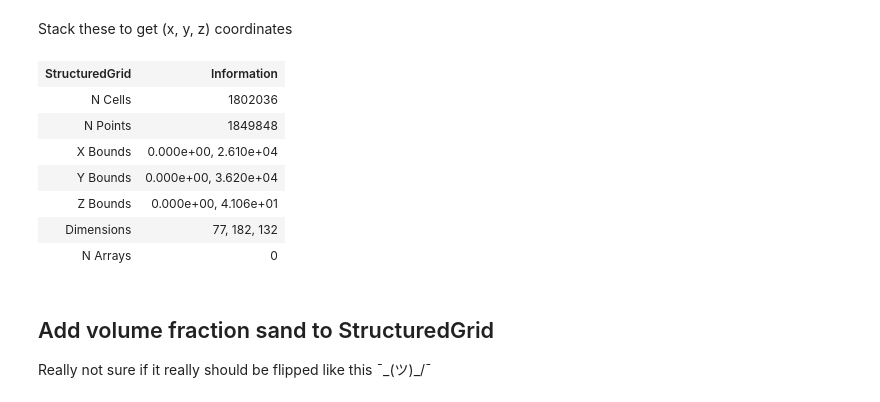
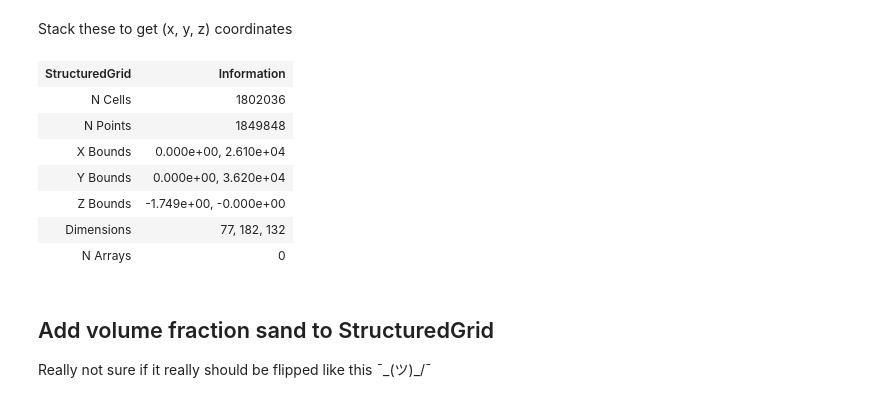
Before and after one commit to JulesBlm/Delft3D-Python-Thesis, a Jupyter notebook: PyVistaUnderlayers.ipynb, the cells around one changed output. Cells and saved outputs as stored; diff of their text form; code cells hidden in the pictures.

```diff
--- a/PyVistaUnderlayers.ipynb
+++ b/PyVistaUnderlayers.ipynb
@@ -74,7 +76,7 @@ plotting_options = dict(lighting=True, ambient=0.4, show_edges=True , specular=0
 # %% [markdown]
 ## Calculate cumulative sum of DP_BEDLYR to get depth of each underlayer
 # %%
-nr_of_underlayer_interfaces = trim.nlyrp1.size - 1 #  ignore the thick base (20 m reserve) layer
-nr_of_underlayer_interfaces
+nr_of_underlayer_centers = trim.nlyr.size #  ignore the thick base (20 m reserve) layer
+nr_of_underlayer_centers
 # %% [output]
 77
@@ -118,29 +85,29 @@ Repeat x and y meshgrids in z direction
 # %%
-x_interfaces = np.repeat(trim.XZ.values[:,:, np.newaxis], nr_of_underlayer_interfaces, axis=2)
-y_interfaces = np.repeat(trim.YZ.values[:,:, np.newaxis], nr_of_underlayer_interfaces, axis=2)
+x_interfaces = np.repeat(trim.XZ.values[:,:, np.newaxis], nr_of_underlayer_centers, axis=2)
+y_interfaces = np.repeat(trim.YZ.values[:,:, np.newaxis], nr_of_underlayer_centers, axis=2)
 y_interfaces.shape
 # %% [output]
 (132, 182, 77)
 # %%
 x_interface_ravel = np.ravel(x_interfaces)
 y_interface_ravel = np.ravel(y_interfaces)
-underlayer_depth_end_ravel = np.ravel(underlayer_depth_end.values)
+depth_bedlayer_end_ravel = np.ravel(depth_bedlayer_end.values)
 # %% [markdown]
 Stack these to get (x, y, z) coordinates
 # %%
-xyz_interfaces = np.column_stack((x_interface_ravel, y_interface_ravel, underlayer_depth_end_ravel))
+xyz_interfaces = np.column_stack((x_interface_ravel, y_interface_ravel, -depth_bedlayer_end_ravel))
 # %%
 underlayer_grid = pv.StructuredGrid()
 underlayer_grid.points = xyz_interfaces
-underlayer_grid.dimensions = [nr_of_underlayer_interfaces, trim.N.size, trim.M.size]
+underlayer_grid.dimensions = [nr_of_underlayer_centers, trim.N.size, trim.M.size]
 underlayer_grid
 # %% [output]
 | StructuredGrid | Information |
 | N Cells | 1802036 |
 | N Points | 1849848 |
 | X Bounds | 0.000e+00, 2.610e+04 |
 | Y Bounds | 0.000e+00, 3.620e+04 |
-| Z Bounds | 0.000e+00, 4.106e+01 |
+| Z Bounds | -1.749e+00, -0.000e+00 |
 | Dimensions | 77, 182, 132 |
 | N Arrays | 0 |
 # %% [markdown]
```
Also changed, not shown: parts of 20 cells of this notebook, 9 other files.
